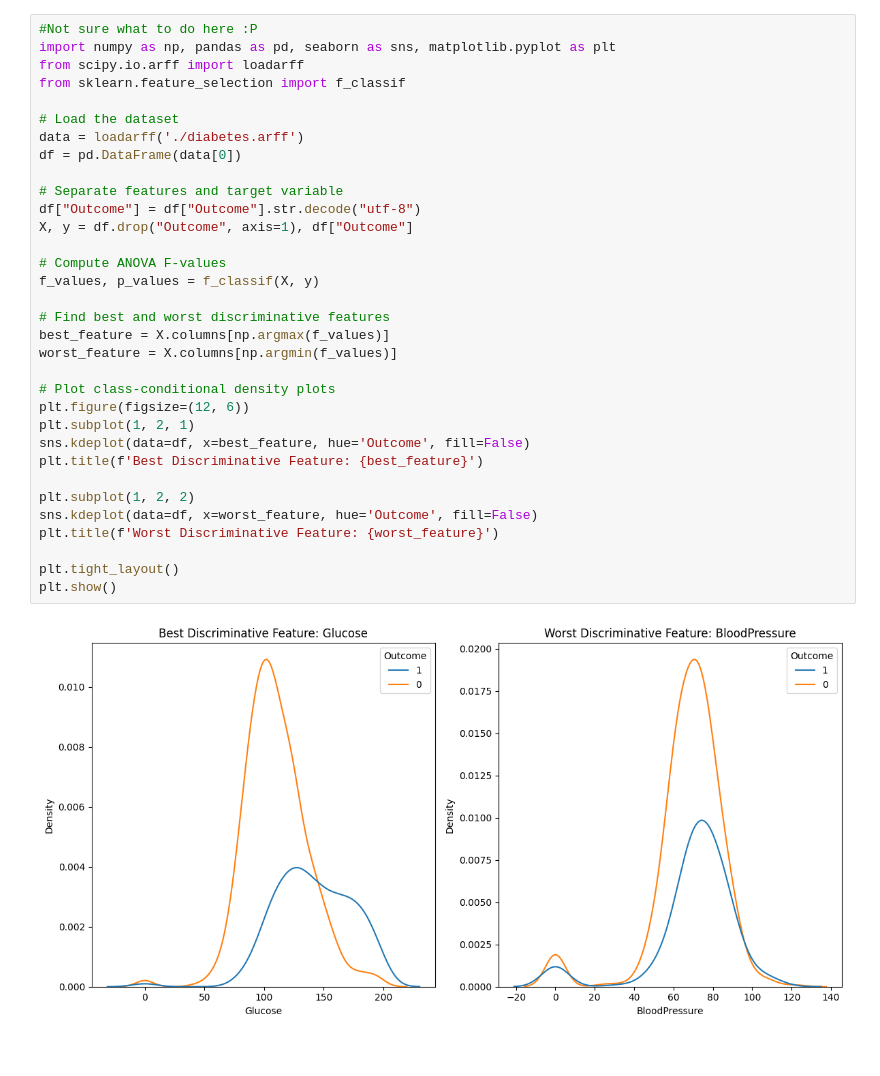
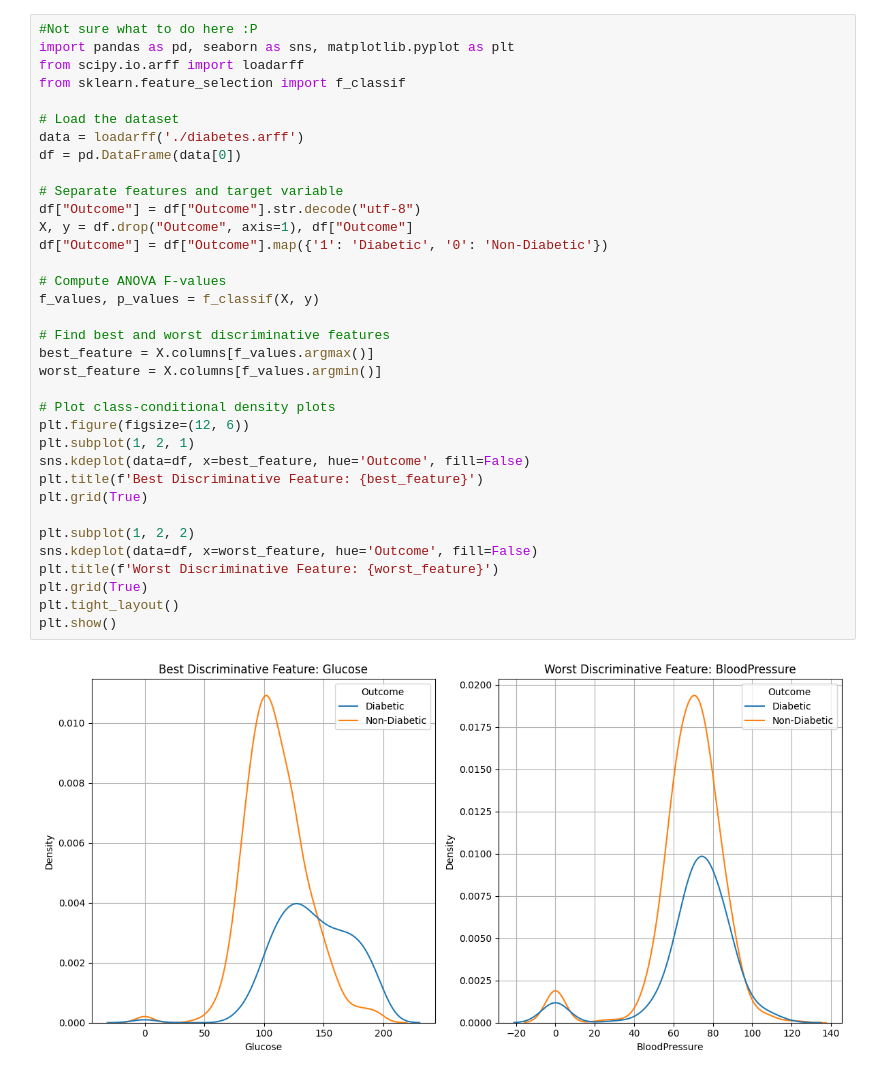
Before and after one commit to Margarida-Lourenco/HW-Apre, a Jupyter notebook: HW1/HW1_programming.ipynb, the cells around one changed output. Saved outputs shown, nothing was run; the diff lists cells and outputs as text.

```diff
--- a/HW1/HW1_programming.ipynb
+++ b/HW1/HW1_programming.ipynb
@@ -1,36 +1,38 @@
 # %%
 #Not sure what to do here :P
-import numpy as np, pandas as pd, seaborn as sns, matplotlib.pyplot as plt
+import pandas as pd, seaborn as sns, matplotlib.pyplot as plt
 from scipy.io.arff import loadarff
 from sklearn.feature_selection import f_classif
 
 # Load the dataset
 data = loadarff('./diabetes.arff')
 df = pd.DataFrame(data[0])
 
 # Separate features and target variable
 df["Outcome"] = df["Outcome"].str.decode("utf-8")
 X, y = df.drop("Outcome", axis=1), df["Outcome"]
+df["Outcome"] = df["Outcome"].map({'1': 'Diabetic', '0': 'Non-Diabetic'})
 
 # Compute ANOVA F-values
 f_values, p_values = f_classif(X, y)
 
 # Find best and worst discriminative features
-best_feature = X.columns[np.argmax(f_values)]
-worst_feature = X.columns[np.argmin(f_values)]
+best_feature = X.columns[f_values.argmax()]
+worst_feature = X.columns[f_values.argmin()]
 
 # Plot class-conditional density plots
 plt.figure(figsize=(12, 6))
 plt.subplot(1, 2, 1)
 sns.kdeplot(data=df, x=best_feature, hue='Outcome', fill=False)
 plt.title(f'Best Discriminative Feature: {best_feature}')
+plt.grid(True)
 
 plt.subplot(1, 2, 2)
 sns.kdeplot(data=df, x=worst_feature, hue='Outcome', fill=False)
 plt.title(f'Worst Discriminative Feature: {worst_feature}')
-
+plt.grid(True)
 plt.tight_layout()
 plt.show()
 # %% [output]
-[figure, old version]
+[figure, new version]
 # %%
```
Also changed, not shown: parts of 2 cells of this notebook.
